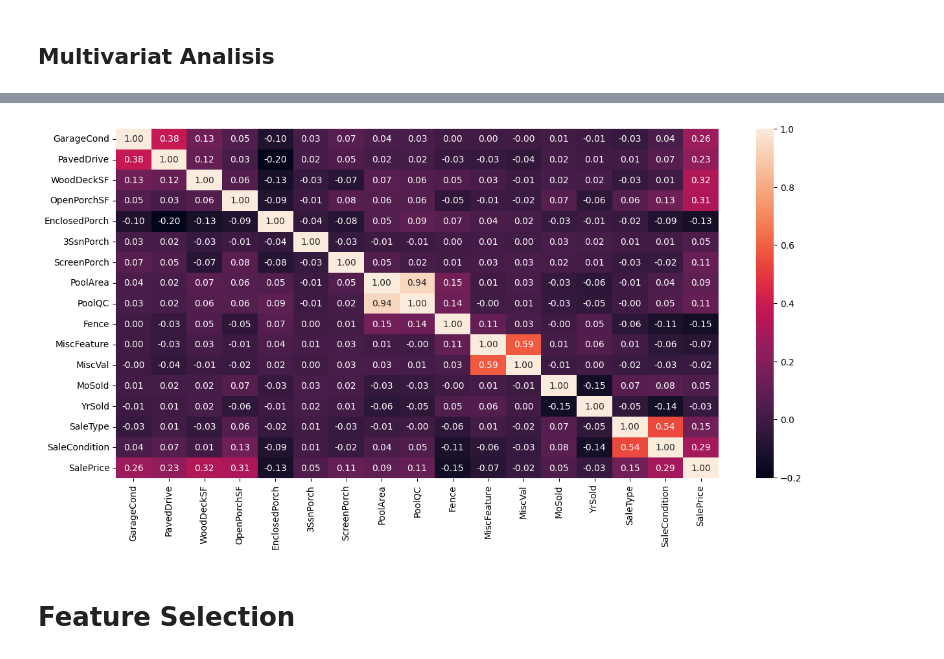
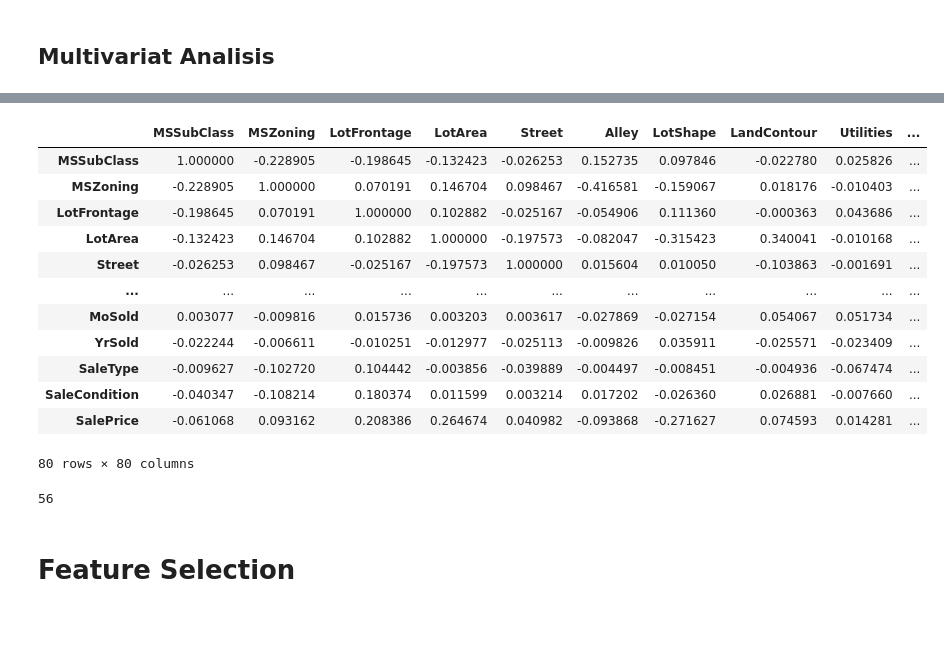
Before and after one commit to mwahid60/house_price_prediction, a Jupyter notebook: main.ipynb, the cells around one changed output, grey strips where cells are left out. Saved outputs shown, nothing was run; the diff lists cells and outputs as text; code cells hidden in the pictures; blank space fills up the shorter version.

```diff
--- a/main.ipynb
+++ b/main.ipynb
@@ -1126,17 +1066,28 @@ plt.show()
-# %%
-data_train = pd.concat([df_train[["GarageCond", "PavedDrive", "WoodDeckSF", "OpenPorchSF", "EnclosedPorch", "3SsnPorch",
-                                  "ScreenPorch", "PoolArea", "PoolQC", "Fence", "MiscFeature", "MiscVal", "MoSold", "YrSold",
-                                  "SaleType", "SaleCondition", "SalePrice"]],
-                        df_train[["GarageCond", "PavedDrive", "WoodDeckSF", "OpenPorchSF", "EnclosedPorch", "3SsnPorch",
-                                  "ScreenPorch", "PoolArea", "PoolQC", "Fence", "MiscFeature", "MiscVal", "MoSold", "YrSold",
-                                  "SaleType", "SaleCondition", "SalePrice"]]])
-corr = data_train.corr()
-
-plt.figure(figsize=(15,7))
-sns.heatmap(corr, annot=True, fmt='.2f')
-plt.show()
-# %% [output]
-[figure, removed]
+# %%
+data_train = pd.concat([df_train,
+                        df_train])
+corr = data_train.corr()
+corr
+# %% [output]
+|  | MSSubClass | MSZoning | LotFrontage | LotArea | Street | Alley | LotShape | LandContour | Utilities | ... |
+| MSSubClass | 1.000000 | -0.228905 | -0.198645 | -0.132423 | -0.026253 | 0.152735 | 0.097846 | -0.022780 | 0.025826 | ... |
+| MSZoning | -0.228905 | 1.000000 | 0.070191 | 0.146704 | 0.098467 | -0.416581 | -0.159067 | 0.018176 | -0.010403 | ... |
+| LotFrontage | -0.198645 | 0.070191 | 1.000000 | 0.102882 | -0.025167 | -0.054906 | 0.111360 | -0.000363 | 0.043686 | ... |
+| LotArea | -0.132423 | 0.146704 | 0.102882 | 1.000000 | -0.197573 | -0.082047 | -0.315423 | 0.340041 | -0.010168 | ... |
+| Street | -0.026253 | 0.098467 | -0.025167 | -0.197573 | 1.000000 | 0.015604 | 0.010050 | -0.103863 | -0.001691 | ... |
+| ... | ... | ... | ... | ... | ... | ... | ... | ... | ... | ... |
+| MoSold | 0.003077 | -0.009816 | 0.015736 | 0.003203 | 0.003617 | -0.027869 | -0.027154 | 0.054067 | 0.051734 | ... |
+| YrSold | -0.022244 | -0.006611 | -0.010251 | -0.012977 | -0.025113 | -0.009826 | 0.035911 | -0.025571 | -0.023409 | ... |
+| SaleType | -0.009627 | -0.102720 | 0.104442 | -0.003856 | -0.039889 | -0.004497 | -0.008451 | -0.004936 | -0.067474 | ... |
+| SaleCondition | -0.040347 | -0.108214 | 0.180374 | 0.011599 | 0.003214 | 0.017202 | -0.026360 | 0.026881 | -0.007660 | ... |
+| SalePrice | -0.061068 | 0.093162 | 0.208386 | 0.264674 | 0.040982 | -0.093868 | -0.271627 | 0.074593 | 0.014281 | ... |
+80 rows × 80 columns
+# %%
+fillternih1 = corr['SalePrice']<=0.1
+fillternih2 = corr['SalePrice']>=-0.1
+len(df_train.columns) - len(corr[fillternih1 & fillternih2].index)
+# %% [output]
+56
 # %% [markdown]
 # Feature Selection
 # %% [markdown]
```
Also changed, not shown: parts of 26 cells of this notebook, 1 other file.
